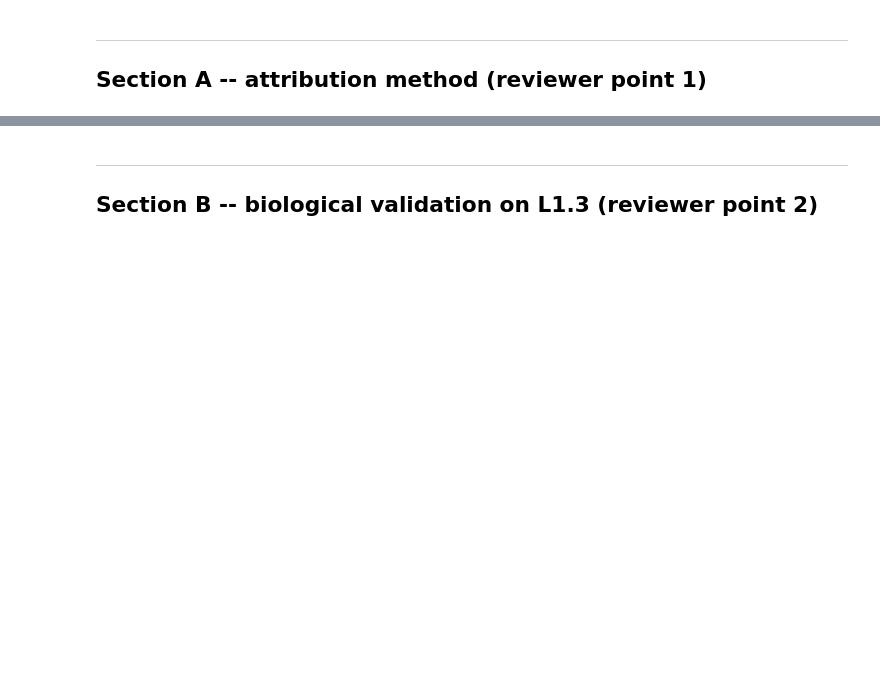
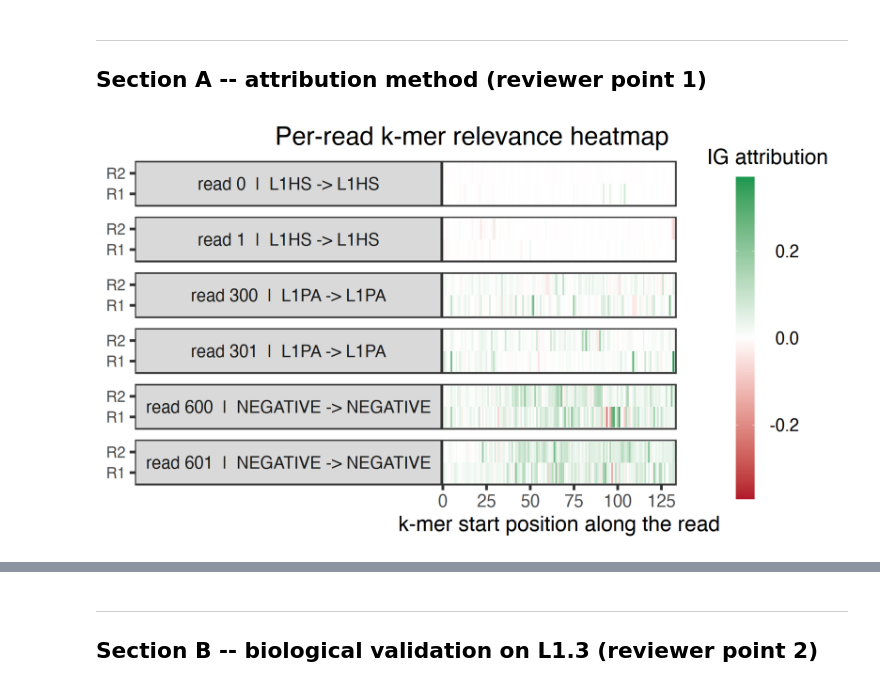
Before and after one commit to andchamorro/TrAP, a Jupyter notebook: notebooks/5.07-ach-model-interpretability.ipynb, the cells around one changed output, grey strips where cells are left out. Saved outputs shown, nothing was run; the diff lists cells and outputs as text; code cells hidden in the pictures; blank space fills up the shorter version.

```diff
--- a/notebooks/5.07-ach-model-interpretability.ipynb
+++ b/notebooks/5.07-ach-model-interpretability.ipynb
@@ -111,29 +124,56 @@ print(km[, .(kmers = .N, aligned = sum(domain != "unaligned")), by = label])
 ---
 ## Section A -- attribution method (reviewer point 1)
 # %%
-## Fig 1: per-read relevance heatmap (Integrated Gradients) -------------------
+## Fig 1: per-read relevance heatmap (Layer Integrated Gradients) -------------------
 # Reproduces the manuscript ALBERT-relevance figure, now explicitly defined as IG.
 # Each tile is one k-mer position along a mate; colour = signed attribution
-# (green = positive toward the predicted class, red = against). One facet row per
+# (green = positive toward the predicted class, red = against).
+# Green: k-mer supports the predicted class | Red: k-mer opposes it. One facet row per
 # example read (label -> prediction), split into its R1 / R2 mates.
 ex[, read_tag := sprintf("read %d  |  %s -> %s", read_uid, label, pred)]
 ex[, read_tag := factor(read_tag, levels = unique(read_tag[order(label, read_uid)]))]
 lim <- max(abs(ex$attribution))
 
 p_heat <- ggplot(ex, aes(offset, mate, fill = attribution)) +
   geom_tile() +
   facet_wrap(~ read_tag, ncol = 1, strip.position = "left") +
-  scale_fill_gradient2(low = "#B2182B", mid = "white", high = "#1A9850",
-                       midpoint = 0, limits = c(-lim, lim),
-                       name = "IG attribution") +
+  scale_fill_gradient2(
+    low = "#B2182B",
+    mid = "white",
+    high = "#1A9850",
+    midpoint = 0,
+    limits = c(-lim, lim),
+    name = "IG attribution",
+    guide = guide_colourbar(
+      barheight = unit(6.0, "in"),
+      barwidth  = unit(0.35, "in"),
+      label.hjust = 1,
+      ticks = FALSE
+    )
+  ) +
   scale_x_continuous(expand = c(0, 0)) +
-  labs(x = "k-mer start position along the read", y = NULL,
-       title = "Per-read k-mer relevance (Layer Integrated Gradients)",
-       subtitle = "Green: k-mer supports the predicted class | Red: k-mer opposes it") +
-  theme(panel.grid = element_blank(), strip.text.y.left = element_text(angle = 0),
-        legend.position = "right", axis.text.y = element_text(size = 20))
+  labs(
+    x = "k-mer start position along the read",
+    y = NULL,
+    title = "Per-read k-mer relevance heatmap"
+  ) +
+  theme(
+    panel.grid = element_blank(),
+    strip.text.y.left = element_text(angle = 0),
+    legend.position = "right",
+    legend.text = element_text(hjust = 1),
+    legend.title = element_text(hjust = 0.5),
+    axis.text.y = element_text(size = 20),
+
+    # Make title use the full plot width
+    plot.title.position = "plot",
+    plot.title = element_text(hjust = 0.5)
+  )
+
 save_fig(p_heat, "relevance_heatmap", width = 16, height = 9)
 p_heat
+# %% [output]
+[figure, added]
 # %%
 ## Table: top positively- and negatively-attributed k-mers -------------------
 # The manuscript lists example high/low k-mers; regenerate them from the attribution
```
Also changed, not shown: parts of 5 cells of this notebook.
